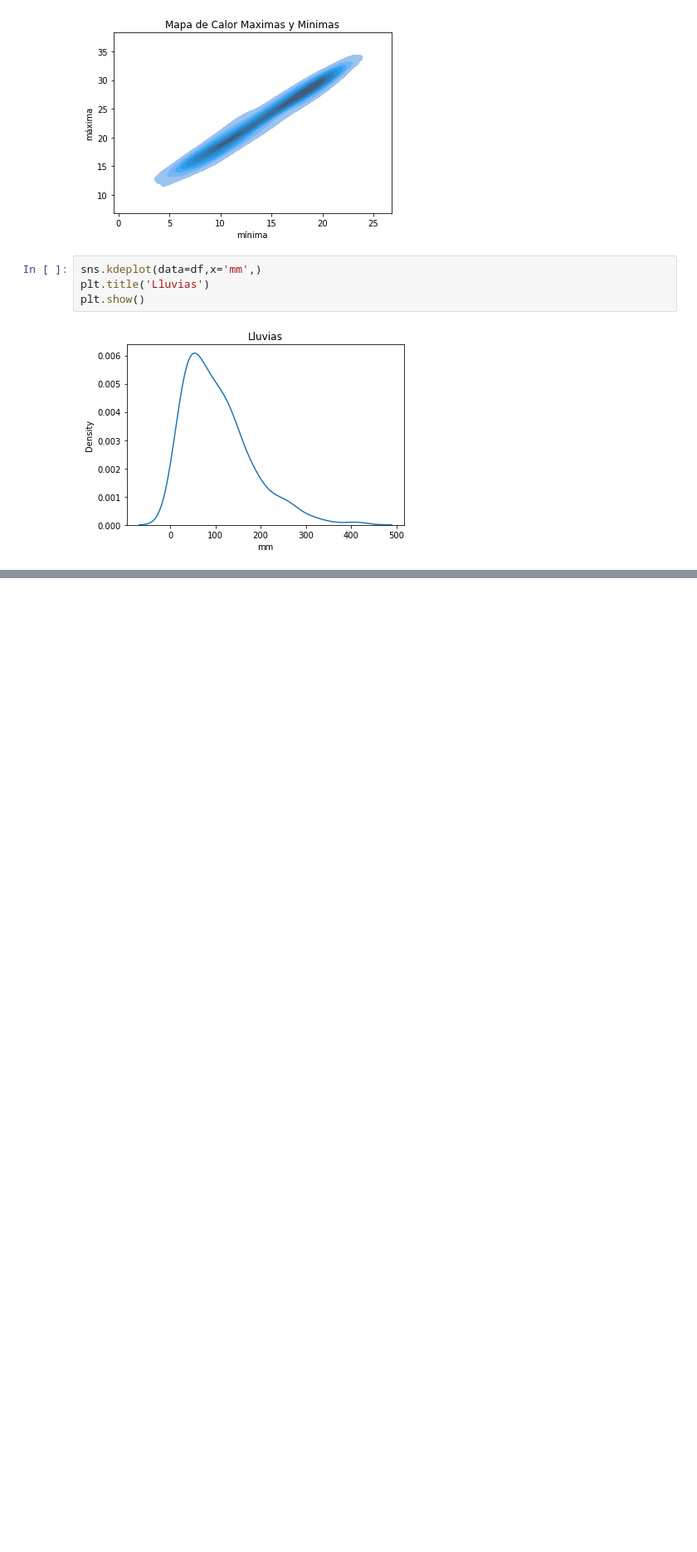
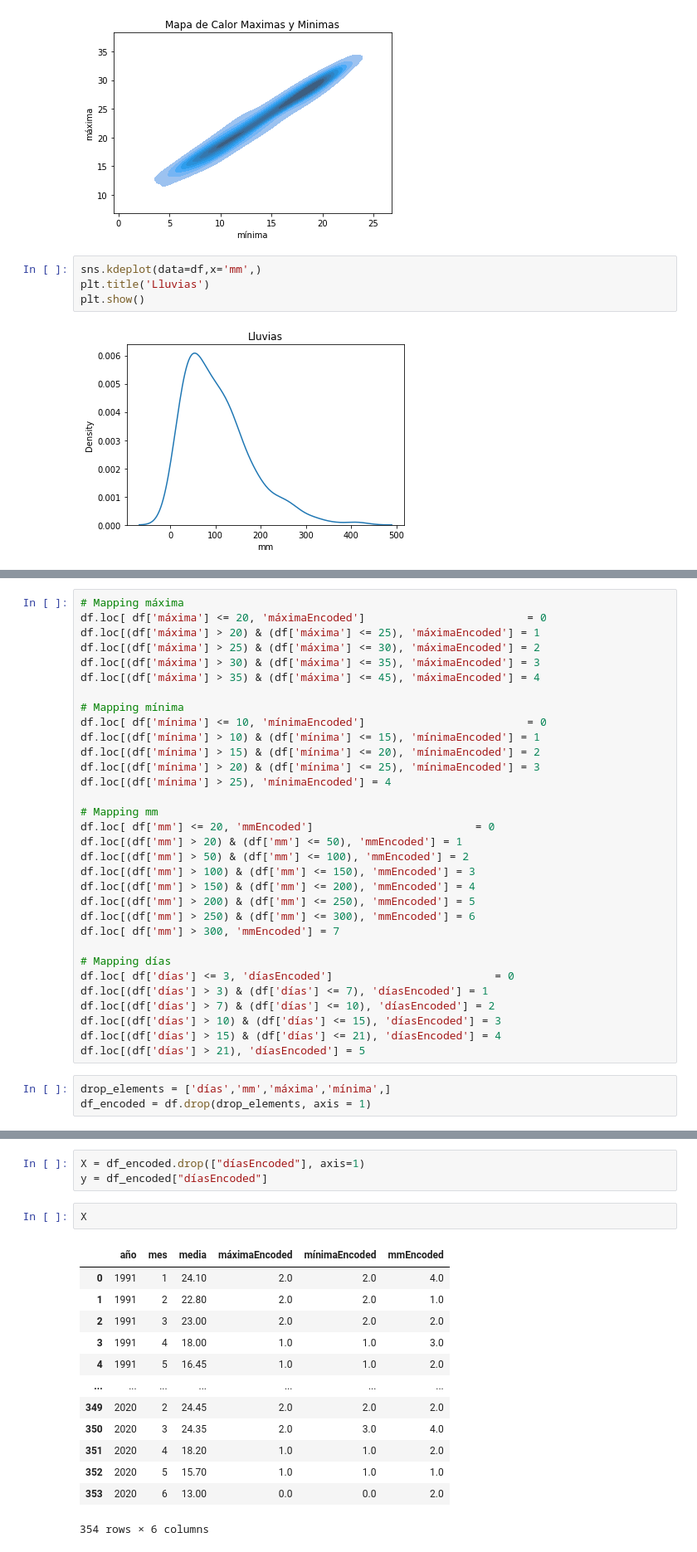
Before and after one commit to Zarboagus/Cooder, a Jupyter notebook: Variables_climáticas_buenos_aire_zarbo.ipynb, the cells around one changed output, grey strips where cells are left out. Shown at 83% size. Drawn from its saved outputs; the diff is of its cells as text; blank space fills up the shorter version.

```diff
--- a/Variables_climáticas_buenos_aire_zarbo.ipynb
+++ b/Variables_climáticas_buenos_aire_zarbo.ipynb
@@ -104,0 +160,35 @@ profile
+# %%
+# Mapping máxima
+df.loc[ df['máxima'] <= 20, 'máximaEncoded']                         = 0
+df.loc[(df['máxima'] > 20) & (df['máxima'] <= 25), 'máximaEncoded'] = 1
+df.loc[(df['máxima'] > 25) & (df['máxima'] <= 30), 'máximaEncoded'] = 2
+df.loc[(df['máxima'] > 30) & (df['máxima'] <= 35), 'máximaEncoded'] = 3
+df.loc[(df['máxima'] > 35) & (df['máxima'] <= 45), 'máximaEncoded'] = 4
+
+# Mapping mínima
+df.loc[ df['mínima'] <= 10, 'mínimaEncoded']                         = 0
+df.loc[(df['mínima'] > 10) & (df['mínima'] <= 15), 'mínimaEncoded'] = 1
+df.loc[(df['mínima'] > 15) & (df['mínima'] <= 20), 'mínimaEncoded'] = 2
+df.loc[(df['mínima'] > 20) & (df['mínima'] <= 25), 'mínimaEncoded'] = 3
+df.loc[(df['mínima'] > 25), 'mínimaEncoded'] = 4
+
+# Mapping mm
+df.loc[ df['mm'] <= 20, 'mmEncoded']                         = 0
+df.loc[(df['mm'] > 20) & (df['mm'] <= 50), 'mmEncoded'] = 1
+df.loc[(df['mm'] > 50) & (df['mm'] <= 100), 'mmEncoded'] = 2
+df.loc[(df['mm'] > 100) & (df['mm'] <= 150), 'mmEncoded'] = 3
+df.loc[(df['mm'] > 150) & (df['mm'] <= 200), 'mmEncoded'] = 4
+df.loc[(df['mm'] > 200) & (df['mm'] <= 250), 'mmEncoded'] = 5
+df.loc[(df['mm'] > 250) & (df['mm'] <= 300), 'mmEncoded'] = 6
+df.loc[ df['mm'] > 300, 'mmEncoded'] = 7
+
+# Mapping días
+df.loc[ df['días'] <= 3, 'díasEncoded']                         = 0
+df.loc[(df['días'] > 3) & (df['días'] <= 7), 'díasEncoded'] = 1
+df.loc[(df['días'] > 7) & (df['días'] <= 10), 'díasEncoded'] = 2
+df.loc[(df['días'] > 10) & (df['días'] <= 15), 'díasEncoded'] = 3
+df.loc[(df['días'] > 15) & (df['días'] <= 21), 'díasEncoded'] = 4
+df.loc[(df['días'] > 21), 'díasEncoded'] = 5
+# %%
+drop_elements = ['días','mm','máxima','mínima',]
+df_encoded = df.drop(drop_elements, axis = 1)
@@ -104,0 +204,19 @@ profile
+# %%
+X = df_encoded.drop(["díasEncoded"], axis=1)
+y = df_encoded["díasEncoded"]
+# %%
+X
+# %% [output]
+|  | año | mes | media | máximaEncoded | mínimaEncoded | mmEncoded |
+| 0 | 1991 | 1 | 24.10 | 2.0 | 2.0 | 4.0 |
+| 1 | 1991 | 2 | 22.80 | 2.0 | 2.0 | 1.0 |
+| 2 | 1991 | 3 | 23.00 | 2.0 | 2.0 | 2.0 |
+| 3 | 1991 | 4 | 18.00 | 1.0 | 1.0 | 3.0 |
+| 4 | 1991 | 5 | 16.45 | 1.0 | 1.0 | 2.0 |
+| ... | ... | ... | ... | ... | ... | ... |
+| 349 | 2020 | 2 | 24.45 | 2.0 | 2.0 | 2.0 |
+| 350 | 2020 | 3 | 24.35 | 2.0 | 3.0 | 4.0 |
+| 351 | 2020 | 4 | 18.20 | 1.0 | 1.0 | 2.0 |
+| 352 | 2020 | 5 | 15.70 | 1.0 | 1.0 | 1.0 |
+| 353 | 2020 | 6 | 13.00 | 0.0 | 0.0 | 2.0 |
+354 rows × 6 columns
```
Also changed, not shown: parts of 32 cells of this notebook.
